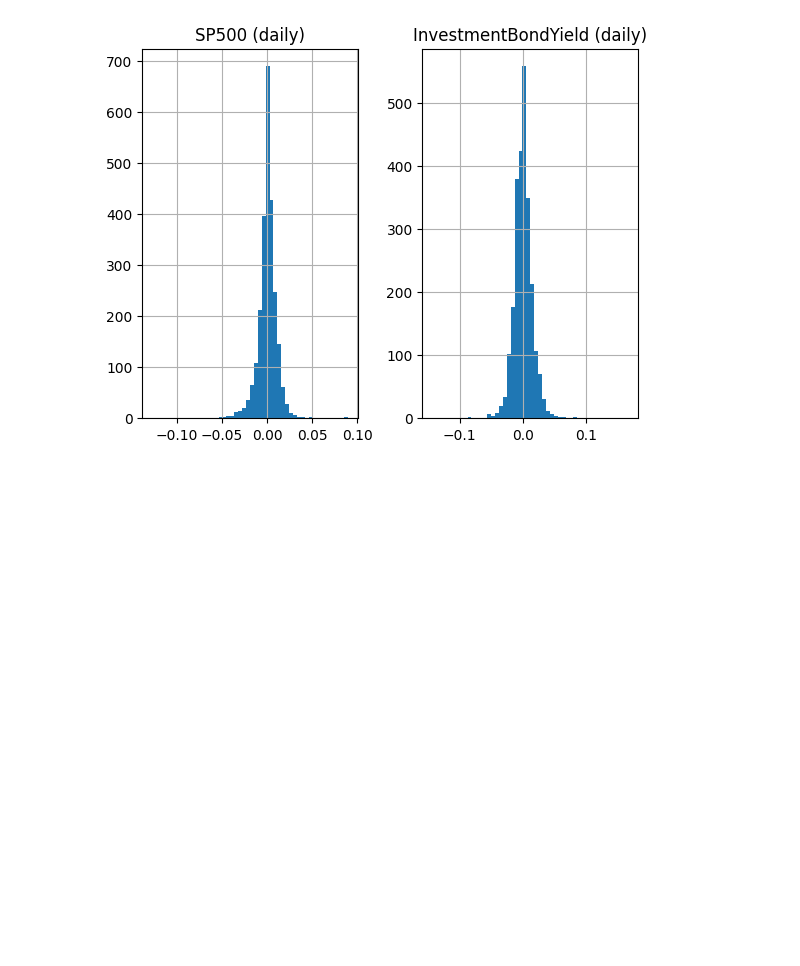
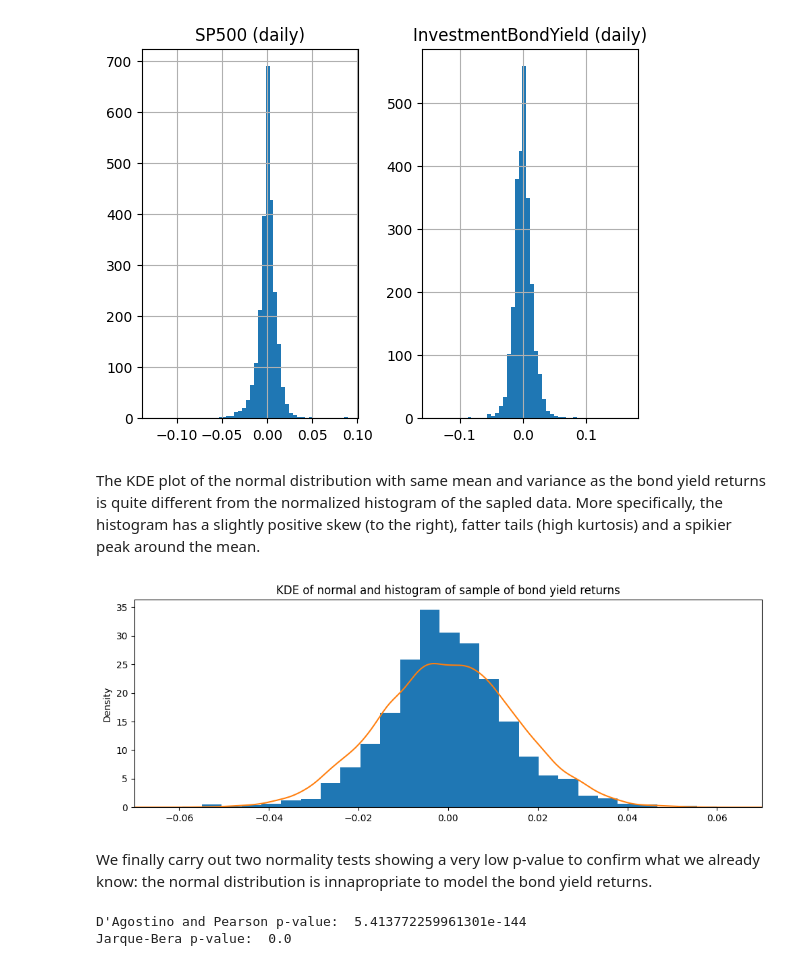
Before and after one commit to GiftChimangeni/wqu_GWP_MScFE_600, a Jupyter notebook: data_analysis_FinancialData_GWP1.ipynb, the cells around one changed output. Saved outputs shown, nothing was run; the diff lists cells and outputs as text; code cells hidden in the pictures; blank space fills up the shorter version.

Commit message:
add normality tests

```diff
--- a/data_analysis_FinancialData_GWP1.ipynb
+++ b/data_analysis_FinancialData_GWP1.ipynb
@@ -189,3 +189,29 @@ The histogram plots show the skewness present in both data sets. It also show th
 df_daily_returns.hist(bins=50);
 # %% [output]
 [figure]
+# %% [markdown]
+The KDE plot of the normal distribution with same mean and variance as the bond yield returns is quite different from the normalized histogram of the sapled data. More specifically, the histogram has a slightly positive skew (to the right), fatter tails (high kurtosis) and a spikier peak around the mean.
+# %%
+bond_yield_rets = df_daily_returns['InvestmentBondYield (daily)']
+np.random.seed(52)
+normal_dist = stats.norm.rvs(
+    size=20_000, loc=bond_yield_rets.mean(), scale=bond_yield_rets.std()
+)
+
+
+# # Creating an additional column in df in order to use the KDE plot functionality of pandas
+# df["Normal Sample"] = normal_dist
+bond_yield_rets.hist(bins=70, density=True)
+# Plotting the KDE plots
+pd.Series(normal_dist).plot(kind="kde", xlim=(-0.07, 0.07), figsize=(12, 4));
+plt.title('KDE of normal and histogram of sample of bond yield returns');
+# %% [output]
+[figure, added]
+# %% [markdown]
+We finally carry out two normality tests showing a very low p-value to confirm what we already know: the normal distribution is innapropriate to model the bond yield returns.
+# %%
+print("D'Agostino and Pearson p-value: ", stats.normaltest(bond_yield_rets).pvalue)
+print("Jarque-Bera p-value: ", stats.jarque_bera(bond_yield_rets).pvalue)
+# %% [output]
+D'Agostino and Pearson p-value:  5.413772259961301e-144
+Jarque-Bera p-value:  0.0
```
Also changed, not shown: parts of 1 cell of this notebook.
